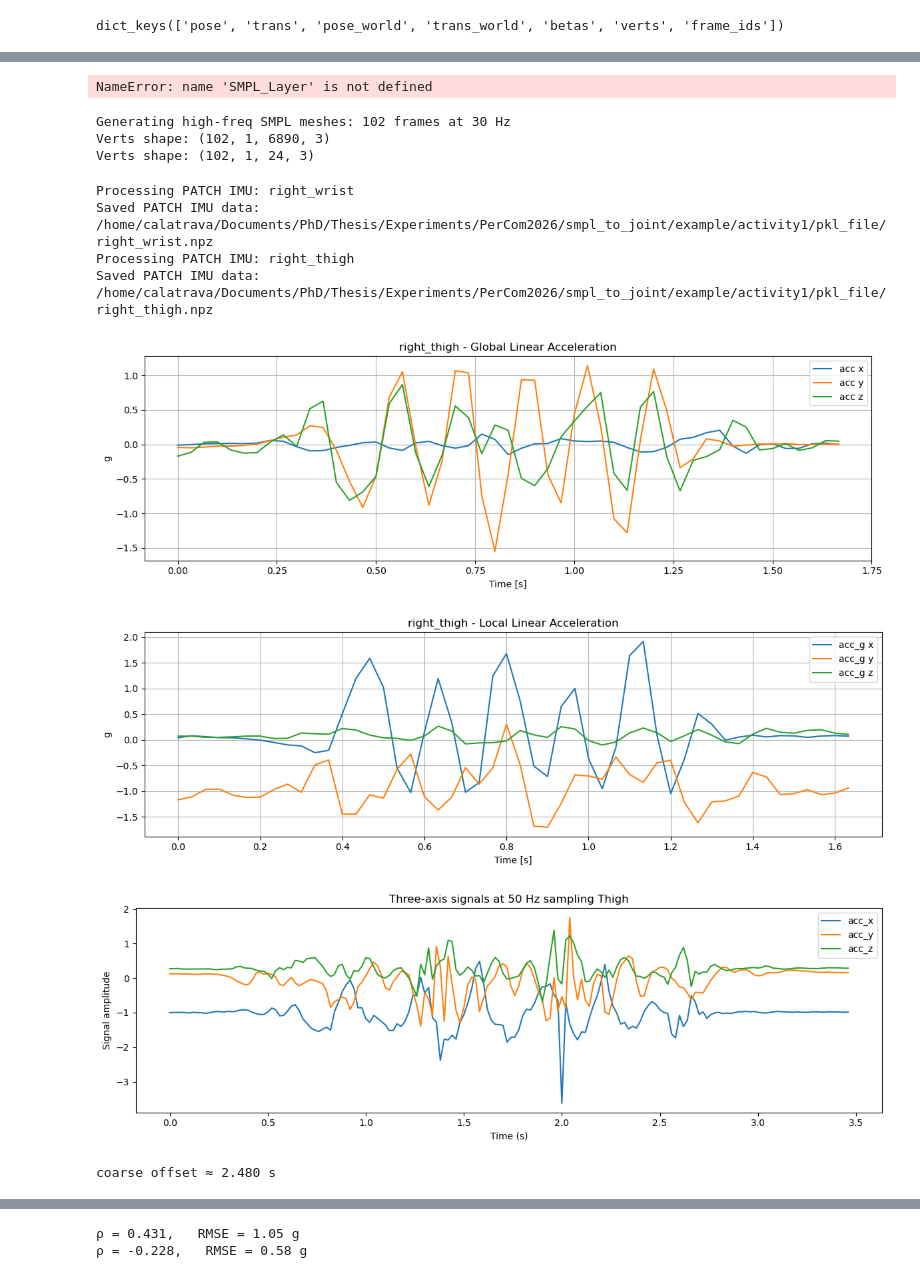
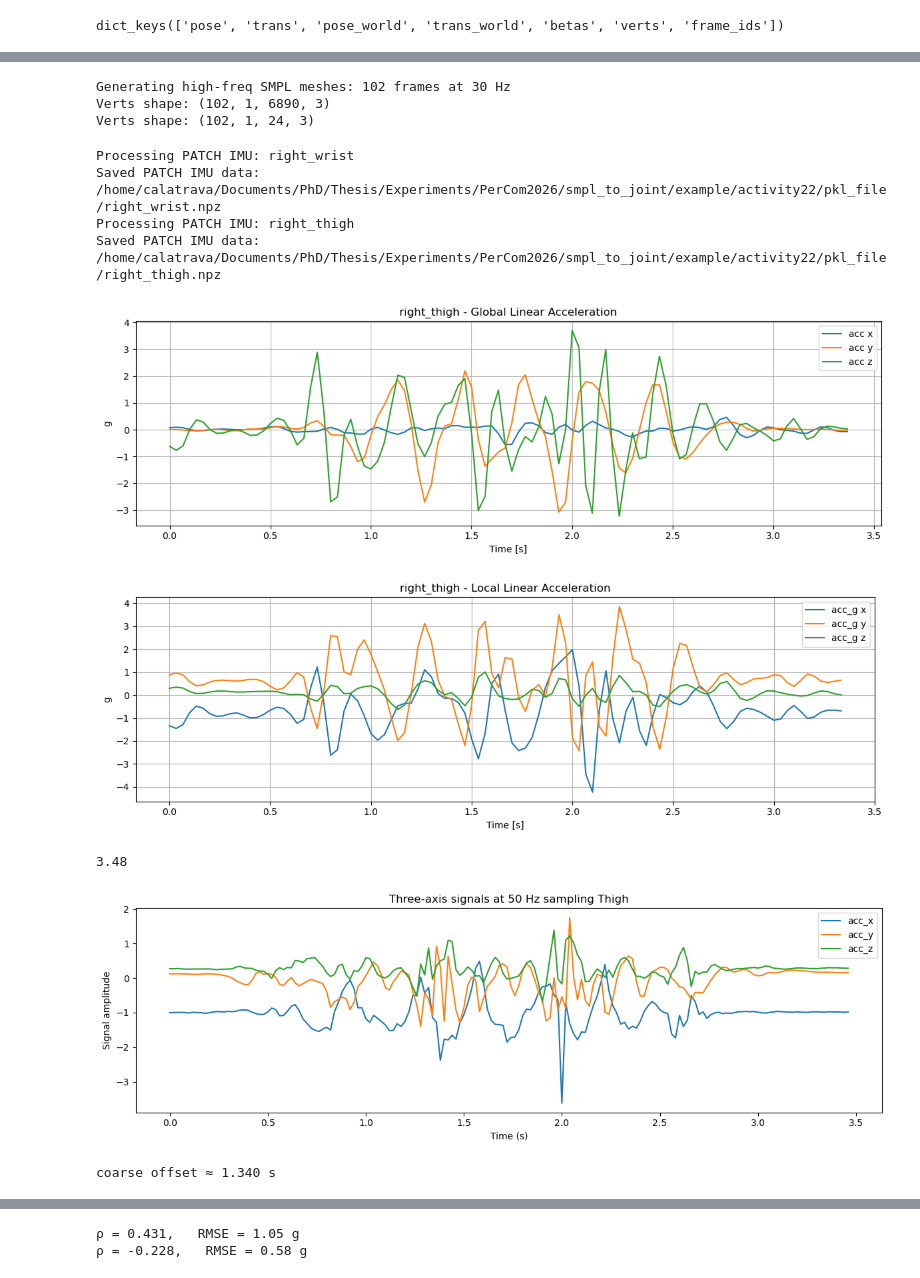
Before and after one commit to lalasray/smpl_to_joint, a Jupyter notebook: Preprocessing_Signals/gen_IMU_WHAM_mod.ipynb, the cells around one changed output, grey strips where cells are left out. Cells and saved outputs as stored; diff of their text form; code cells hidden in the pictures.

```diff
--- a/Preprocessing_Signals/gen_IMU_WHAM_mod.ipynb
+++ b/Preprocessing_Signals/gen_IMU_WHAM_mod.ipynb
@@ -73,14 +73,12 @@ NameError: name 'poses' is not defined
 smpl_layer = SMPL_Layer(
     center_idx=0,
     gender='neutral',
-    model_root='smplpytorch/native/models'
+    model_root='/home/calatrava/Documents/PhD/Thesis/Experiments/PerCom2026/smpl_to_joint/smplpytorch/native/models'
 )
 
 cuda = torch.cuda.is_available()
 if cuda:
     smpl_layer.cuda()
-# %% [output]
-NameError: name 'SMPL_Layer' is not defined
 # %%
 print(f"Generating high-freq SMPL meshes: {num_frames_high} frames at {fps_high} Hz")
 
@@ -168,7 +166,7 @@ from imu_base import calculate_patch_IMU_signals
 # ----------------------------------------------------
 # 7) Compute & save for each patch IMU
 # ----------------------------------------------------
-save_dir = "/home/calatrava/Documents/PhD/Thesis/Experiments/PerCom2026/smpl_to_joint/example/activity1/pkl_file"
+save_dir = "/home/calatrava/Documents/PhD/Thesis/Experiments/PerCom2026/smpl_to_joint/example/activity22/pkl_file"
 os.makedirs(save_dir, exist_ok=True)
 
 for body_part, config in UTD_lists.items():
@@ -193,16 +191,16 @@ for body_part, config in UTD_lists.items():
     print(f"Saved PATCH IMU data: {file_path}")
 # %% [output]
 Processing PATCH IMU: right_wrist
-Saved PATCH IMU data: /home/calatrava/Documents/PhD/Thesis/Experiments/PerCom2026/smpl_to_joint/example/activity1/pkl_file/right_wrist.npz
+Saved PATCH IMU data: /home/calatrava/Documents/PhD/Thesis/Experiments/PerCom2026/smpl_to_joint/example/activity22/pkl_file/right_wrist.npz
 Processing PATCH IMU: right_thigh
-Saved PATCH IMU data: /home/calatrava/Documents/PhD/Thesis/Experiments/PerCom2026/smpl_to_joint/example/activity1/pkl_file/right_thigh.npz
+Saved PATCH IMU data: /home/calatrava/Documents/PhD/Thesis/Experiments/PerCom2026/smpl_to_joint/example/activity22/pkl_file/right_thigh.npz
 # %%
 import os
 import numpy as np
 import matplotlib.pyplot as plt
 
 # --- Config ---
-save_dir = r"/home/calatrava/Documents/PhD/Thesis/Experiments/PerCom2026/smpl_to_joint/example/activity22"
+save_dir = r"/home/calatrava/Documents/PhD/Thesis/Experiments/PerCom2026/smpl_to_joint/example/activity22/pkl_file/"
 body_part = 'right_thigh'
 
 file_path = os.path.join(save_dir, f'{body_part}.npz')
@@ -251,35 +249,39 @@ plt.tight_layout()
 plt.show()
 
 
 import pandas as pd
 import scipy.io
 
 
 real_inertial_data = scipy.io.loadmat("/home/calatrava/Documents/PhD/Thesis/Experiments/PerCom2026/smpl_to_joint/example/activity22/a22_s1_t1_inertial.mat")['d_iner']
 
 
 fs = 50          # sampling frequency in Hz
 dt = 1.0 / fs    # time between samples
 N = real_inertial_data.shape[0]
 
+
+print(real_inertial_data.shape[0]*(1/50))
+
 # build the time vector
 t = np.arange(N) * dt
 
 plt.figure(figsize=(12, 4))
 plt.plot(t, real_inertial_data[:, 0], label='acc_x')
 plt.plot(t, real_inertial_data[:, 1], label='acc_y')
 plt.plot(t, real_inertial_data[:, 2], label='acc_z')
 # plt.plot(t, np.linalg.norm(real_inertial_data[:,0:3], axis=1), 'k--', label='|acc_g|')
 
 plt.xlabel('Time (s)')
 plt.ylabel('Signal amplitude')
 plt.title('Three-axis signals at 50 Hz sampling Thigh')
 plt.legend()
 plt.tight_layout()
 plt.show()
 # %% [output]
-[figure, old version]
+[figure, new version]
-[figure, old version]
+[figure, new version]
+3.48
 [figure]
 # %%
 import numpy as np, scipy.signal as sig
@@ -289,7 +291,7 @@ import numpy as np, scipy.signal as sig
 imu_mag = np.linalg.norm(real_inertial_data[:, :3], axis=1)          # (174,)
 vid_mag = np.linalg.norm(acc_g[:, :3], axis=1) / 9.81               # (50,)
 
-vid_mag_50Hz = sig.resample(vid_mag, int(len(vid_mag) * 50 / 15))
+vid_mag_50Hz = sig.resample(vid_mag, int(len(vid_mag) * 50 / 30))
 
 # 2.  Cross-correlate the 1-D sequences
 corr = sig.correlate(imu_mag, vid_mag_50Hz, mode='full', method='fft')
@@ -300,7 +302,7 @@ lag_samples = lags[np.argmax(corr)]
 Δt_coarse   = lag_samples / 50.0     # seconds  (50 Hz reference)
 print(f'coarse offset ≈ {Δt_coarse:.3f} s')
 # %% [output]
-coarse offset ≈ 2.480 s
+coarse offset ≈ 1.340 s
 # %%
 import numpy as np
 import scipy.signal as sig
```
Also changed, not shown: parts of 4 cells of this notebook, 3 other files.
